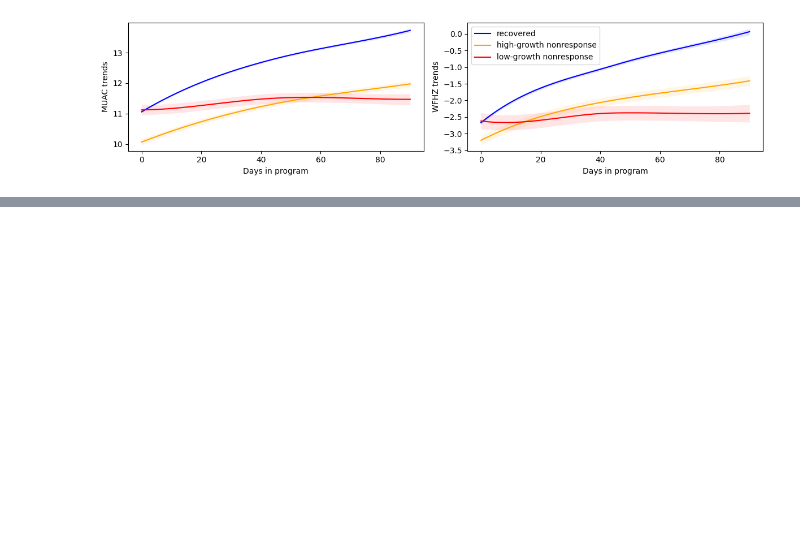
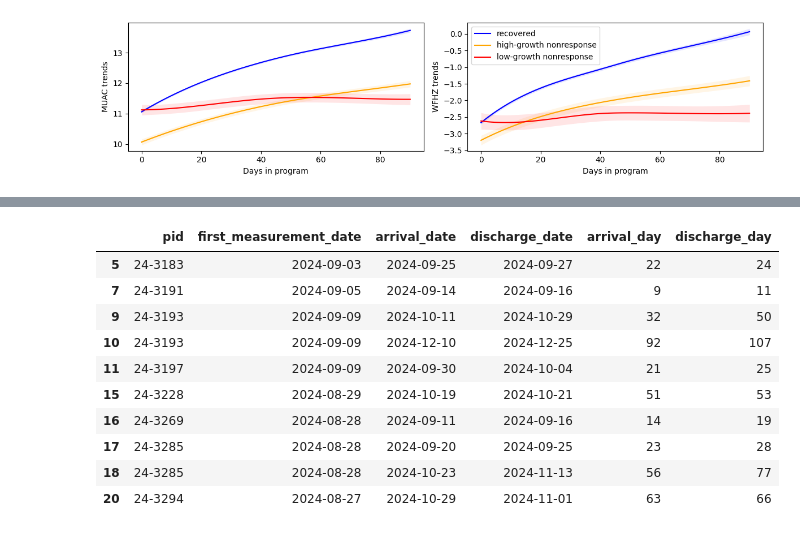
Before and after one commit to The-Taimaka-Project/health-predictions, a Jupyter notebook: notebooks/anthropometry_trajectories.ipynb, the cells around one changed output, grey strips where cells are left out. Saved outputs shown, nothing was run; the diff lists cells and outputs as text; code cells hidden in the pictures; blank space fills up the shorter version.

```diff
--- a/notebooks/anthropometry_trajectories.ipynb
+++ b/notebooks/anthropometry_trajectories.ipynb
@@ -393,0 +298,37 @@ plot_forecast(df)
+# %%
+# see patients with ITP visits as well
+
+itp_df = pd.read_csv(
+    "/Users/hunter.merrill/Downloads/query_result_2025-07-05T16_32_42.676517593Z.csv"
+)
+
+raw_df.groupby("pid", as_index=False)["calcdate_weekly"].min().rename(
+    columns={"calcdate_weekly": "first_measurement_date"}
+).merge(
+    itp_df[["pid", "arrival_date", "discharge_date"]].dropna().drop_duplicates(),
+    on="pid",
+    how="inner",
+).query(
+    "arrival_date > first_measurement_date"
+).assign(
+    arrival_day=lambda x: (
+        pd.to_datetime(x["arrival_date"]) - x["first_measurement_date"]
+    ).dt.days,
+    discharge_day=lambda x: (
+        pd.to_datetime(x["discharge_date"]) - x["first_measurement_date"]
+    ).dt.days,
+).head(
+    10
+)
+# %% [output]
+|  | pid | first_measurement_date | arrival_date | discharge_date | arrival_day | discharge_day |
+| 5 | 24-3183 | 2024-09-03 | 2024-09-25 | 2024-09-27 | 22 | 24 |
+| 7 | 24-3191 | 2024-09-05 | 2024-09-14 | 2024-09-16 | 9 | 11 |
+| 9 | 24-3193 | 2024-09-09 | 2024-10-11 | 2024-10-29 | 32 | 50 |
+| 10 | 24-3193 | 2024-09-09 | 2024-12-10 | 2024-12-25 | 92 | 107 |
+| 11 | 24-3197 | 2024-09-09 | 2024-09-30 | 2024-10-04 | 21 | 25 |
+| 15 | 24-3228 | 2024-08-29 | 2024-10-19 | 2024-10-21 | 51 | 53 |
+| 16 | 24-3269 | 2024-08-28 | 2024-09-11 | 2024-09-16 | 14 | 19 |
+| 17 | 24-3285 | 2024-08-28 | 2024-09-20 | 2024-09-25 | 23 | 28 |
+| 18 | 24-3285 | 2024-08-28 | 2024-10-23 | 2024-11-13 | 56 | 77 |
+| 20 | 24-3294 | 2024-08-27 | 2024-10-29 | 2024-11-01 | 63 | 66 |
```
Also changed, not shown: parts of 15 cells of this notebook, 5 other files.
